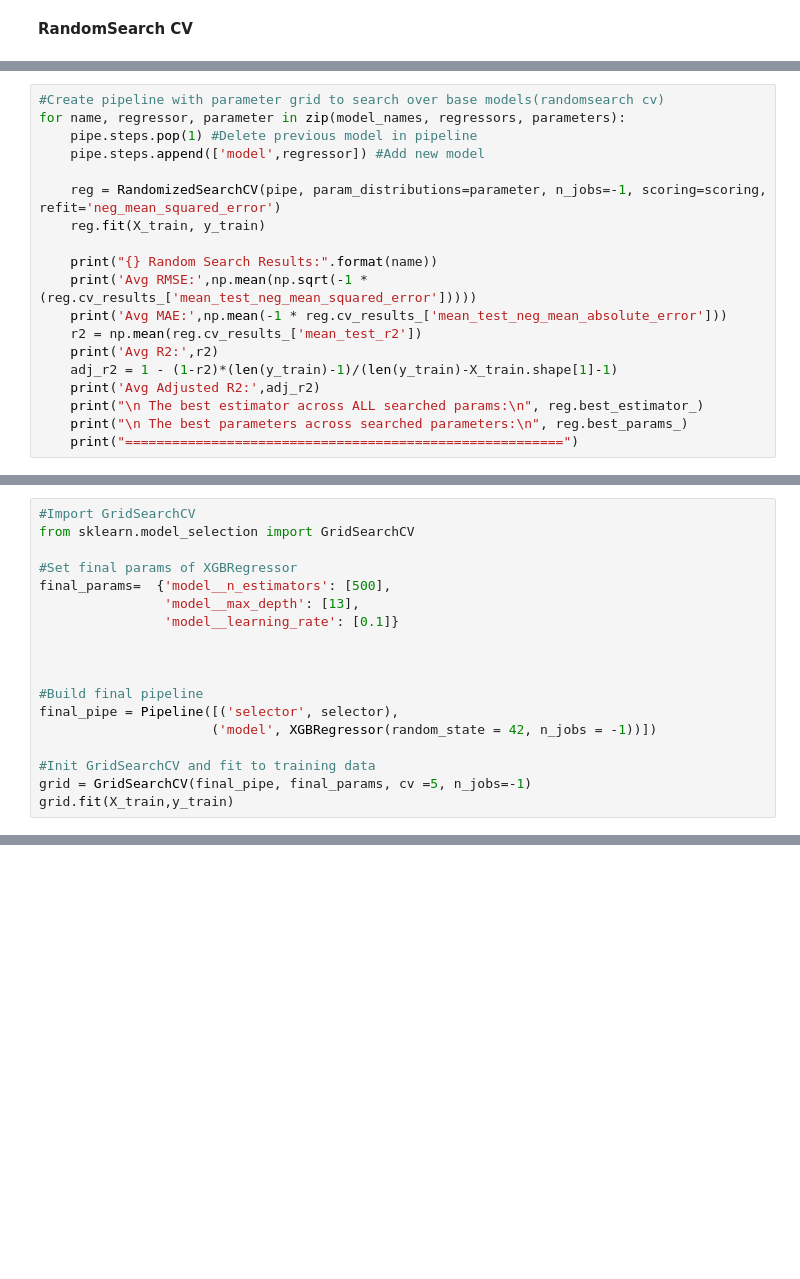
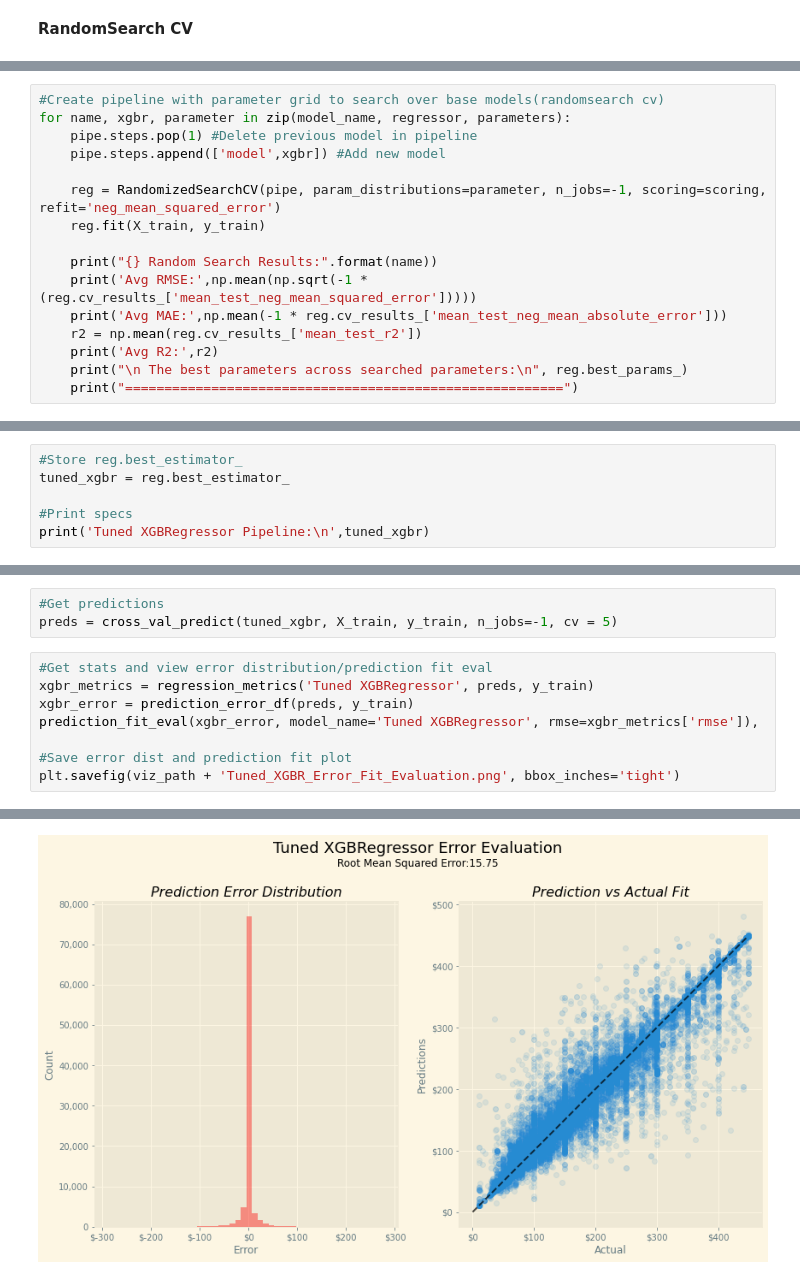
Before and after one commit to KishenSharma6/SF_Airbnb_Rental_Market_Analysis, a Jupyter notebook: Project_Codes/04_Modeling/2020_0716_Listings_Price_Predictor.ipynb, the cells around one changed output, grey strips where cells are left out. Cells and saved outputs as stored; diff of their text form; blank space fills up the shorter version.

Commit message:
Tuned XGBR

```diff
--- a/Project_Codes/04_Modeling/2020_0716_Listings_Price_Predictor.ipynb
+++ b/Project_Codes/04_Modeling/2020_0716_Listings_Price_Predictor.ipynb
@@ -231,8 +246,8 @@ parameters = [
 # %%
 #Create pipeline with parameter grid to search over base models(randomsearch cv)
-for name, regressor, parameter in zip(model_names, regressors, parameters):
+for name, xgbr, parameter in zip(model_name, regressor, parameters):
     pipe.steps.pop(1) #Delete previous model in pipeline
-    pipe.steps.append(['model',regressor]) #Add new model
+    pipe.steps.append(['model',xgbr]) #Add new model
 
     reg = RandomizedSearchCV(pipe, param_distributions=parameter, n_jobs=-1, scoring=scoring, refit='neg_mean_squared_error')
     reg.fit(X_train, y_train)
@@ -242,8 +257,5 @@ for name, regressor, parameter in zip(model_names, regressors, parameters):
     print('Avg MAE:',np.mean(-1 * reg.cv_results_['mean_test_neg_mean_absolute_error']))
     r2 = np.mean(reg.cv_results_['mean_test_r2'])
     print('Avg R2:',r2)
-    adj_r2 = 1 - (1-r2)*(len(y_train)-1)/(len(y_train)-X_train.shape[1]-1)
-    print('Avg Adjusted R2:',adj_r2)
-    print("\n The best estimator across ALL searched params:\n", reg.best_estimator_)
     print("\n The best parameters across searched parameters:\n", reg.best_params_)
     print("========================================================")
@@ -295,18 +270,0 @@ R2: 0.9721892029756335
-# %%
-#Import GridSearchCV
-from sklearn.model_selection import GridSearchCV
-
-#Set final params of XGBRegressor
-final_params=  {'model__n_estimators': [500],
-                'model__max_depth': [13],
-                'model__learning_rate': [0.1]}
-
-
-
-#Build final pipeline
-final_pipe = Pipeline([('selector', selector),
-                      ('model', XGBRegressor(random_state = 42, n_jobs = -1))])
-
-#Init GridSearchCV and fit to training data
-grid = GridSearchCV(final_pipe, final_params, cv =5, n_jobs=-1)
-grid.fit(X_train,y_train)
@@ -332,0 +271,6 @@ GridSearchCV(cv=5, error_score=nan,
+# %%
+#Store reg.best_estimator_
+tuned_xgbr = reg.best_estimator_
+
+#Print specs
+print('Tuned XGBRegressor Pipeline:\n',tuned_xgbr)
@@ -332,0 +297,12 @@ GridSearchCV(cv=5, error_score=nan,
+# %%
+#Get predictions
+preds = cross_val_predict(tuned_xgbr, X_train, y_train, n_jobs=-1, cv = 5)
+# %%
+#Get stats and view error distribution/prediction fit eval
+xgbr_metrics = regression_metrics('Tuned XGBRegressor', preds, y_train)
+xgbr_error = prediction_error_df(preds, y_train)
+prediction_fit_eval(xgbr_error, model_name='Tuned XGBRegressor', rmse=xgbr_metrics['rmse']),
+
+#Save error dist and prediction fit plot
+plt.savefig(viz_path + 'Tuned_XGBR_Error_Fit_Evaluation.png', bbox_inches='tight')
+# %% [output]
@@ -332,0 +315 @@ GridSearchCV(cv=5, error_score=nan,
+[figure, added]
```
Also changed, not shown: parts of 31 cells of this notebook.
